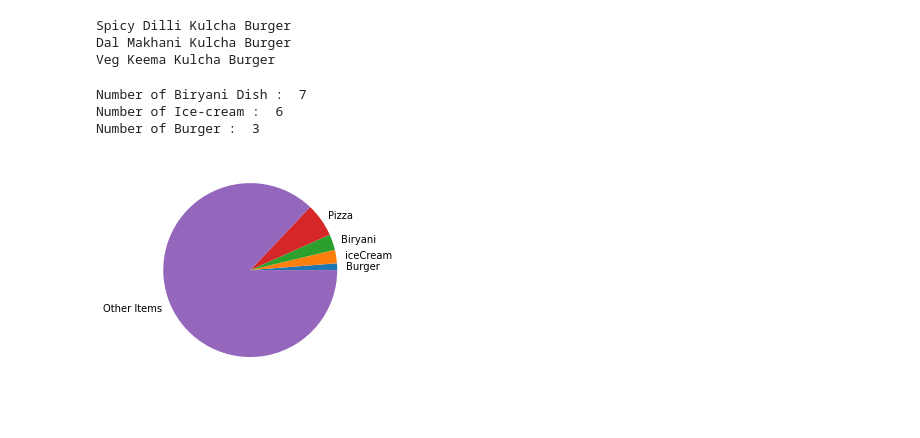
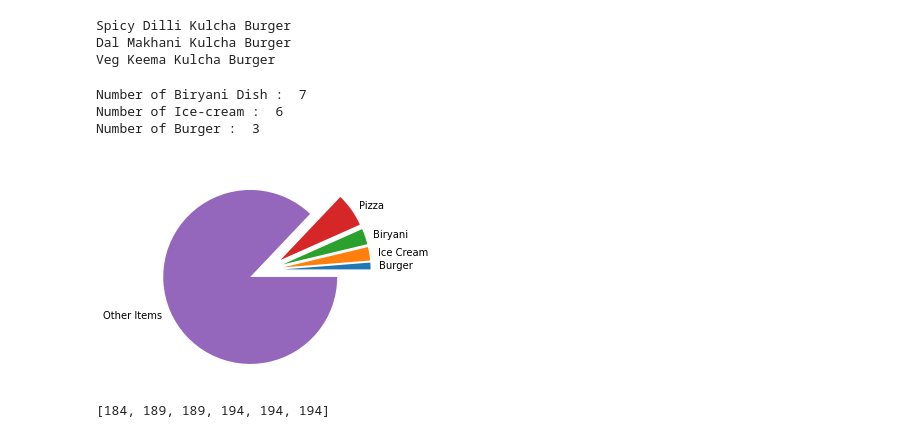
Before and after one commit to Drakunal/Advanced-Analytics, a Jupyter notebook: Web scraping/Lab 3/Lab 3.ipynb, the cells around one changed output. Drawn from its saved outputs; the diff is of its cells as text; code cells hidden in the pictures.

```diff
--- a/Web scraping/Lab 3/Lab 3.ipynb
+++ b/Web scraping/Lab 3/Lab 3.ipynb
@@ -280,20 +280,20 @@ for i in food_names:
 Spicy Dilli Kulcha Burger
 Dal Makhani Kulcha Burger
 Veg Keema Kulcha Burger
-# %%
-print("Number of Biryani Dish : ",biryaniCount)
-print("Number of Ice-cream : ",iceCream)
-print("Number of Burger : ",burger)
-# %% [output]
-Number of Biryani Dish :  7
-Number of Ice-cream :  6
-Number of Burger :  3
-# %%
-other = y - (burger + iceCream + biryaniCount + pizza)
-arr = np.array([burger, iceCream, biryaniCount, pizza, other])
-mylabels = ["Burger", "iceCream", "Biryani", "Pizza", "Other Items"]
-myexplode = [0.2, 0.2, 0.2, 0.2, 0.2]
-plt.pie(arr, labels = mylabels)
-plt.show()
-# %% [output]
-[figure, removed]
+# %%
+print("Number of Biryani Dish : ",biryaniCount)
+print("Number of Ice-cream : ",iceCream)
+print("Number of Burger : ",burger)
+# %% [output]
+Number of Biryani Dish :  7
+Number of Ice-cream :  6
+Number of Burger :  3
+# %%
+other = y - (burger + iceCream + biryaniCount + pizza)
+arr = np.array([burger, iceCream, biryaniCount, pizza, other])
+mylabels = ["Burger", "Ice Cream", "Biryani", "Pizza", "Other Items"]
+myexplode = [0.2, 0.2, 0.2, 0.2, 0.2]
+plt.pie(arr, labels = mylabels, explode = myexplode)
+plt.show()
+# %% [output]
+[figure, added]
@@ -299,0 +327,4 @@ plt.show()
+# %%
+print(ice_price)
+# %% [output]
+[184, 189, 189, 194, 194, 194]
```
Also changed, not shown: parts of 1 cell of this notebook.
